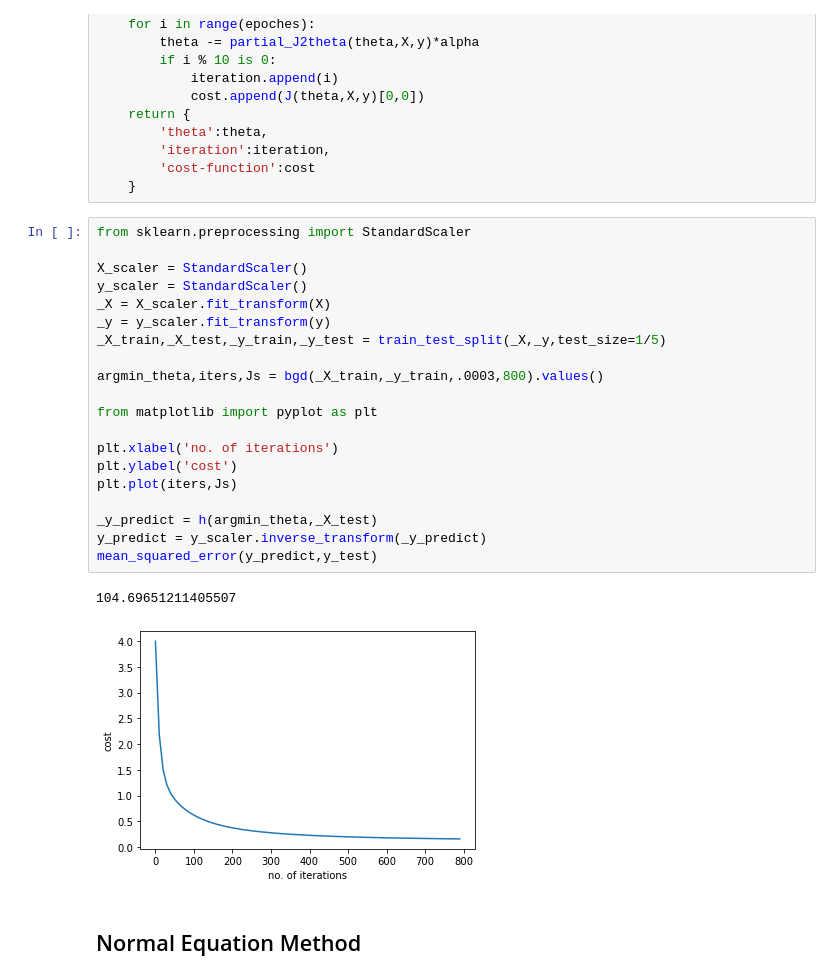
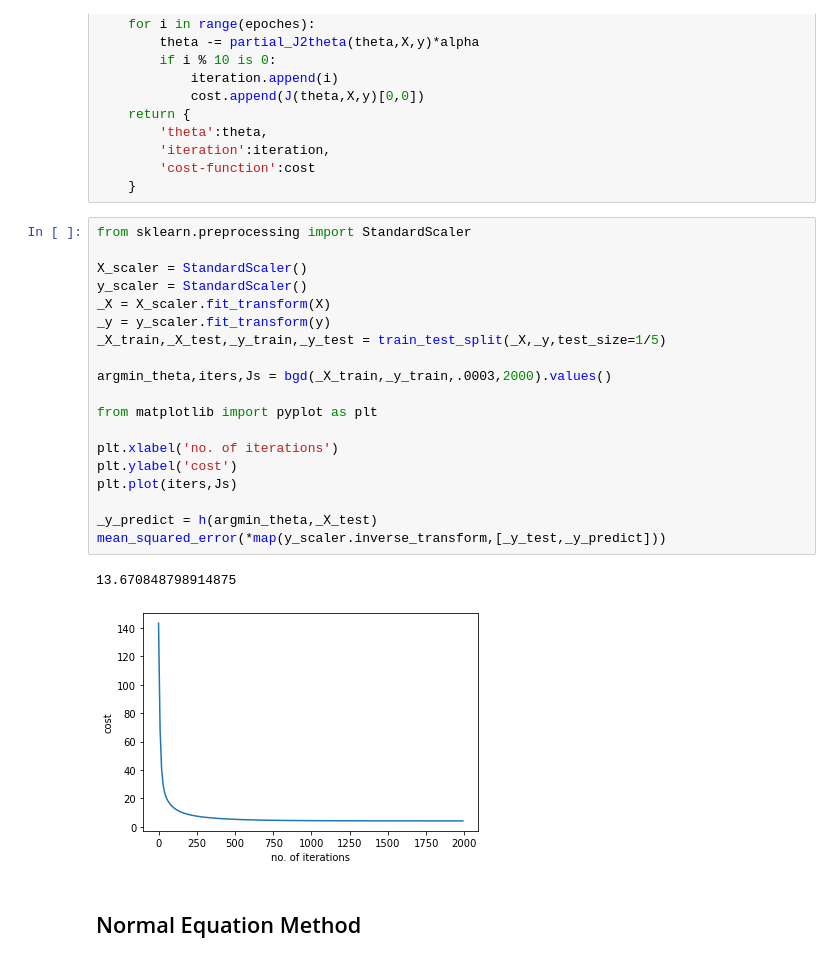
Before and after one commit to Algebra-FUN/ML-note, a Jupyter notebook: code/1-LM.ipynb, the cells around one changed output. Saved outputs shown, nothing was run; the diff lists cells and outputs as text.

```diff
--- a/code/1-LM.ipynb
+++ b/code/1-LM.ipynb
@@ -87,26 +87,25 @@ def bgd(X,y,alpha,epoches=400):
 # %%
 from sklearn.preprocessing import StandardScaler
 
 X_scaler = StandardScaler()
 y_scaler = StandardScaler()
 _X = X_scaler.fit_transform(X)
 _y = y_scaler.fit_transform(y)
 _X_train,_X_test,_y_train,_y_test = train_test_split(_X,_y,test_size=1/5)
 
-argmin_theta,iters,Js = bgd(_X_train,_y_train,.0003,800).values()
+argmin_theta,iters,Js = bgd(_X_train,_y_train,.0003,2000).values()
 
 from matplotlib import pyplot as plt
 
 plt.xlabel('no. of iterations')
 plt.ylabel('cost')
 plt.plot(iters,Js)
 
 _y_predict = h(argmin_theta,_X_test)
-y_predict = y_scaler.inverse_transform(_y_predict)
-mean_squared_error(y_predict,y_test)
+mean_squared_error(*map(y_scaler.inverse_transform,[_y_test,_y_predict]))
 # %% [output]
-104.69651211405507
+13.670848798914875
-[figure, old version]
+[figure, new version]
 # %% [markdown]
 ## Normal Equation Method
 # %%
```
Also changed, not shown: parts of 5 cells of this notebook.
